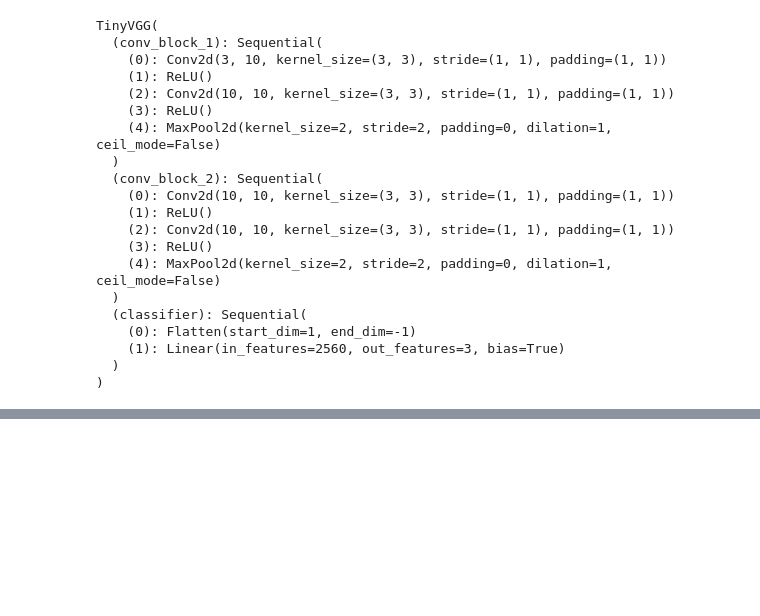
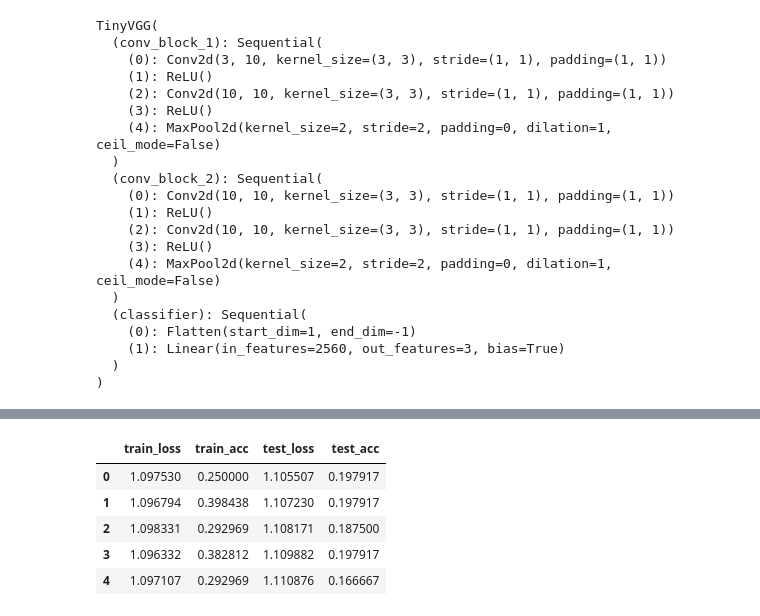
Before and after one commit to 1RaghavM/PyTorch, a Jupyter notebook: 04.ipynb, the cells around one changed output, grey strips where cells are left out. Cells and saved outputs as stored; diff of their text form; code cells hidden in the pictures; blank space fills up the shorter version.

```diff
--- a/04.ipynb
+++ b/04.ipynb
@@ -569,0 +580,12 @@ end_time - start_time
+# %%
+import pandas as pd
+model_0_df = pd.DataFrame(model_0_results)
+model_1_df = pd.DataFrame(model_1_results)
+model_0_df
+# %% [output]
+|  | train_loss | train_acc | test_loss | test_acc |
+| 0 | 1.097530 | 0.250000 | 1.105507 | 0.197917 |
+| 1 | 1.096794 | 0.398438 | 1.107230 | 0.197917 |
+| 2 | 1.098331 | 0.292969 | 1.108171 | 0.187500 |
+| 3 | 1.096332 | 0.382812 | 1.109882 | 0.197917 |
+| 4 | 1.097107 | 0.292969 | 1.110876 | 0.166667 |
```
Also changed, not shown: parts of 13 cells of this notebook, 1 other file.
